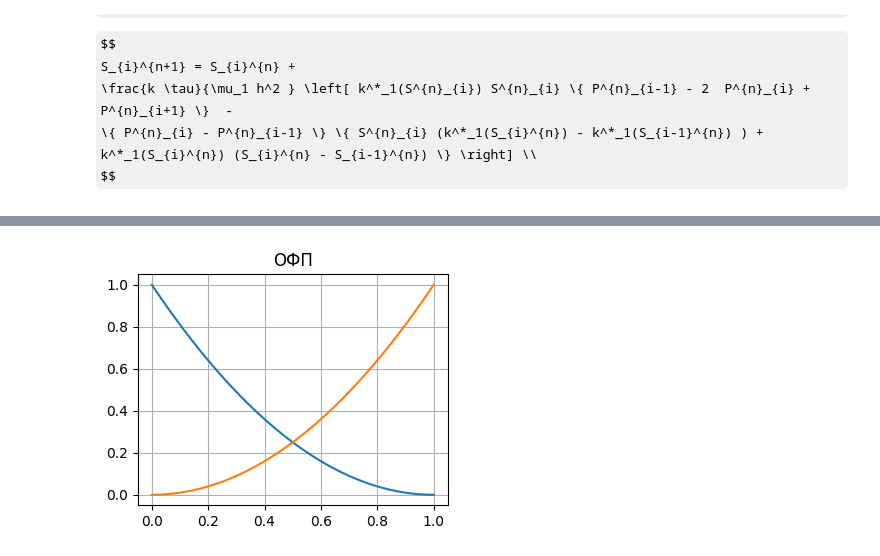
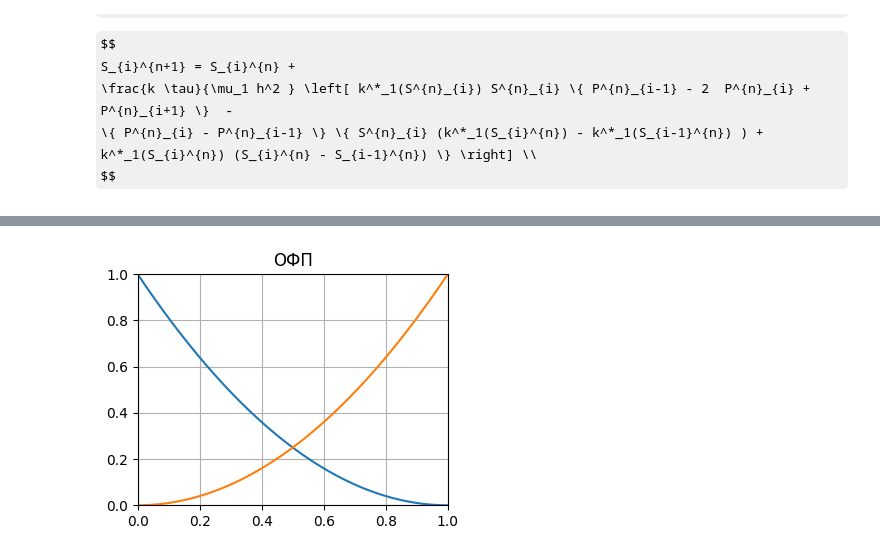
Before and after one commit to lnrSmglln/Carbonate-Acidizing-Modeling, a Jupyter notebook: 2phase.ipynb, the cells around one changed output, grey strips where cells are left out. Saved outputs shown, nothing was run; the diff lists cells and outputs as text; code cells hidden in the pictures; some formulas as TeX source.

```diff
--- a/2phase.ipynb
+++ b/2phase.ipynb
@@ -155,10 +137,12 @@ array([[2000000., 1000000., 1000000., 1000000., 1000000., 1000000.,
 # %%
 # визуал ОФП
 figure(figsize=(4, 3), dpi=100)
 s = np.arange(0, 1.01, 0.01)
 plt.plot(s, [k1(i) for i in s], s, [k2(i) for i in s])
 plt.title("ОФП")
 plt.grid(True)
+plt.xlim([0,1])
+plt.ylim([0,1])
 plt.show()
 # %% [output]
-[figure, old version]
+[figure, new version]
```
Also changed, not shown: parts of 12 cells of this notebook.
